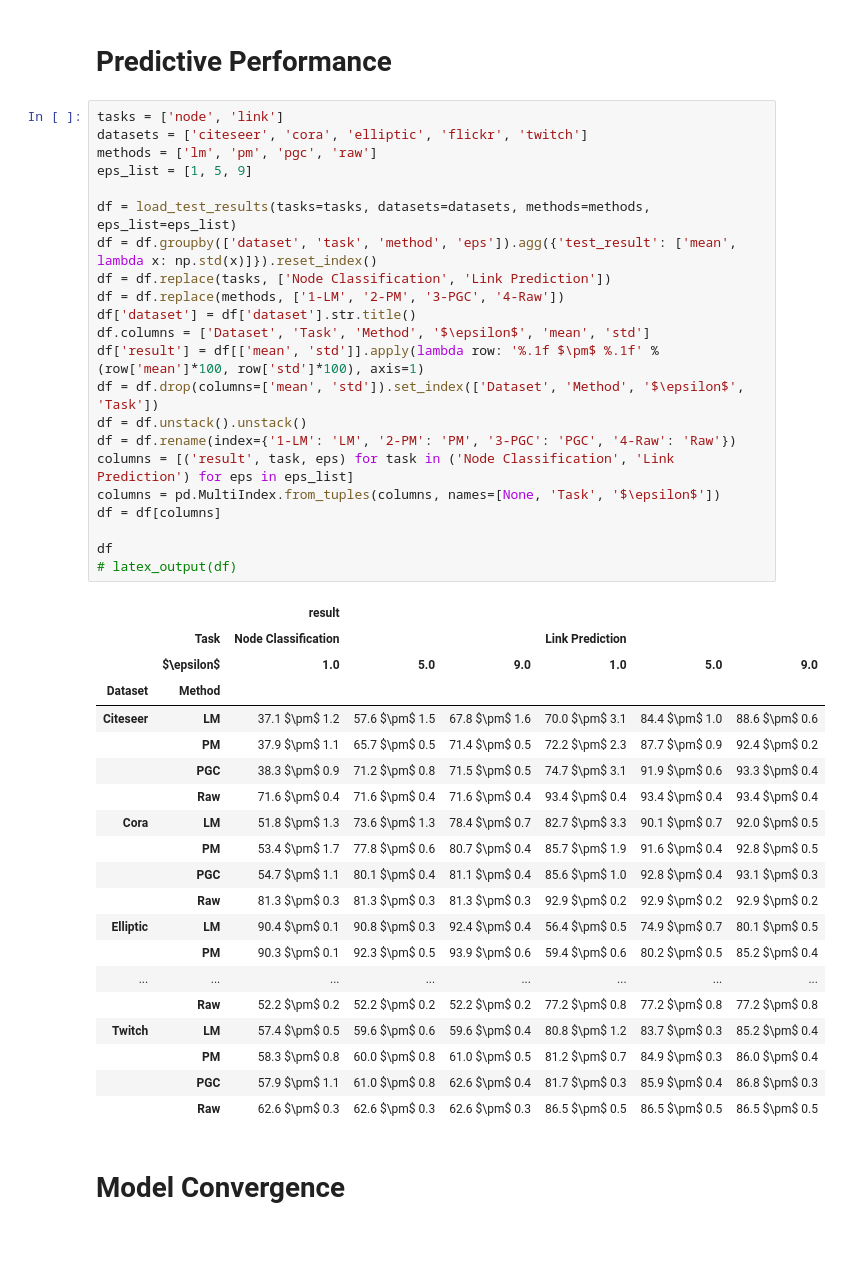
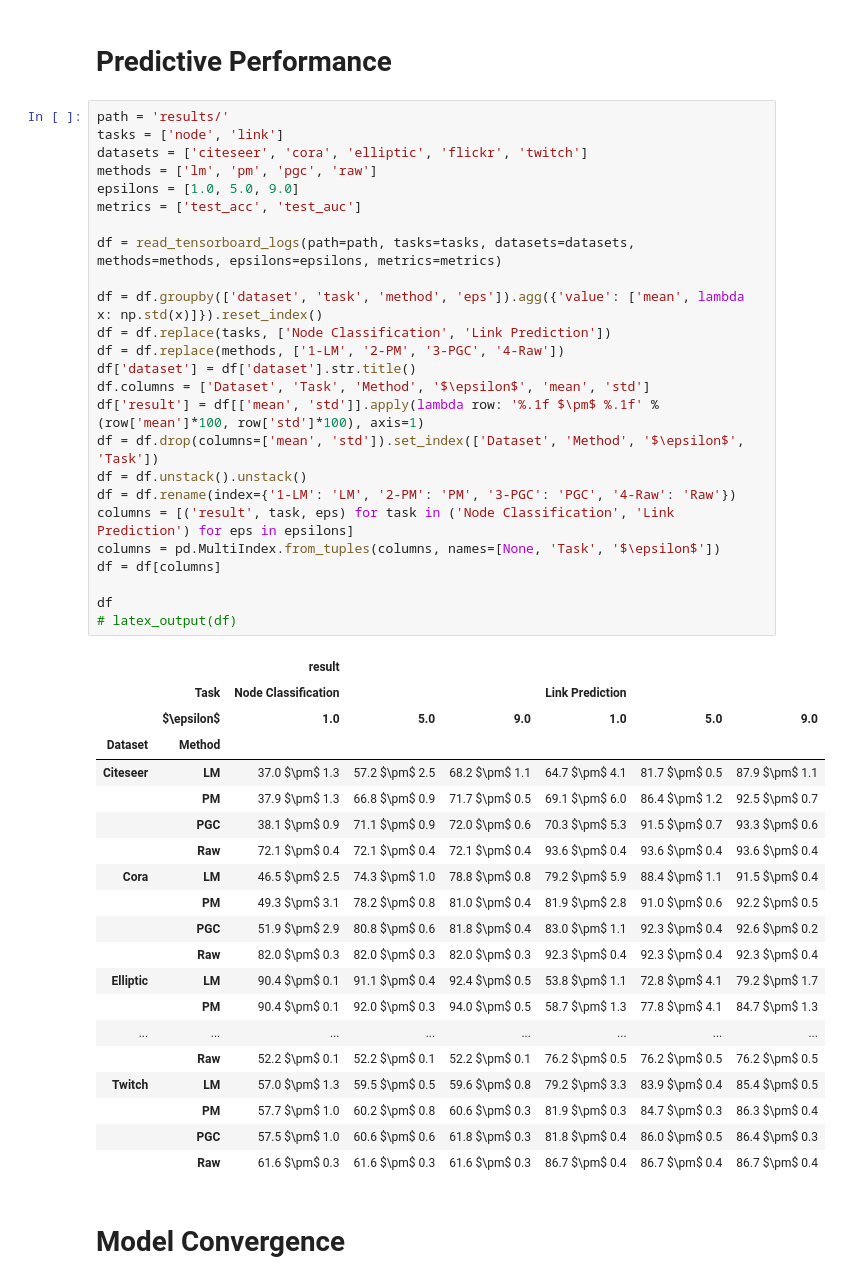
Before and after one commit to sisaman/LPGNN, a Jupyter notebook: results.ipynb, the cells around one changed output. Drawn from its saved outputs; the diff is of its cells as text; blank space fills up the shorter version.

```diff
--- a/results.ipynb
+++ b/results.ipynb
@@ -209,48 +147,51 @@ Extracting datasets/Elliptic/raw/elliptic_bitcoin_dataset/vhmlkw9b24sxsfwh5in9jy
 # %% [markdown]
 # Predictive Performance
 # %%
+path = 'results/'
 tasks = ['node', 'link']
 datasets = ['citeseer', 'cora', 'elliptic', 'flickr', 'twitch']
 methods = ['lm', 'pm', 'pgc', 'raw']
-eps_list = [1, 5, 9]
+epsilons = [1.0, 5.0, 9.0]
+metrics = ['test_acc', 'test_auc']
 
-df = load_test_results(tasks=tasks, datasets=datasets, methods=methods, eps_list=eps_list)
-df = df.groupby(['dataset', 'task', 'method', 'eps']).agg({'test_result': ['mean', lambda x: np.std(x)]}).reset_index()
+df = read_tensorboard_logs(path=path, tasks=tasks, datasets=datasets, methods=methods, epsilons=epsilons, metrics=metrics)
+
+df = df.groupby(['dataset', 'task', 'method', 'eps']).agg({'value': ['mean', lambda x: np.std(x)]}).reset_index()
 df = df.replace(tasks, ['Node Classification', 'Link Prediction'])
 df = df.replace(methods, ['1-LM', '2-PM', '3-PGC', '4-Raw'])
 df['dataset'] = df['dataset'].str.title()
 df.columns = ['Dataset', 'Task', 'Method', '$\epsilon$', 'mean', 'std']
 df['result'] = df[['mean', 'std']].apply(lambda row: '%.1f $\pm$ %.1f' % (row['mean']*100, row['std']*100), axis=1)
 df = df.drop(columns=['mean', 'std']).set_index(['Dataset', 'Method', '$\epsilon$', 'Task'])
 df = df.unstack().unstack()
 df = df.rename(index={'1-LM': 'LM', '2-PM': 'PM', '3-PGC': 'PGC', '4-Raw': 'Raw'})
-columns = [('result', task, eps) for task in ('Node Classification', 'Link Prediction') for eps in eps_list]
+columns = [('result', task, eps) for task in ('Node Classification', 'Link Prediction') for eps in epsilons]
 columns = pd.MultiIndex.from_tuples(columns, names=[None, 'Task', '$\epsilon$'])
 df = df[columns]
 
 df
 # latex_output(df)
 # %% [output]
 |  |  | result |  |  |  |  |  |
 |  | Task | Node Classification |  |  | Link Prediction |  |  |
 |  | $\epsilon$ | 1.0 | 5.0 | 9.0 | 1.0 | 5.0 | 9.0 |
 | Dataset | Method |  |  |  |  |  |  |
-| Citeseer | LM | 37.1 $\pm$ 1.2 | 57.6 $\pm$ 1.5 | 67.8 $\pm$ 1.6 | 70.0 $\pm$ 3.1 | 84.4 $\pm$ 1.0 | 88.6 $\pm$ 0.6 |
-|  | PM | 37.9 $\pm$ 1.1 | 65.7 $\pm$ 0.5 | 71.4 $\pm$ 0.5 | 72.2 $\pm$ 2.3 | 87.7 $\pm$ 0.9 | 92.4 $\pm$ 0.2 |
-|  | PGC | 38.3 $\pm$ 0.9 | 71.2 $\pm$ 0.8 | 71.5 $\pm$ 0.5 | 74.7 $\pm$ 3.1 | 91.9 $\pm$ 0.6 | 93.3 $\pm$ 0.4 |
-|  | Raw | 71.6 $\pm$ 0.4 | 71.6 $\pm$ 0.4 | 71.6 $\pm$ 0.4 | 93.4 $\pm$ 0.4 | 93.4 $\pm$ 0.4 | 93.4 $\pm$ 0.4 |
-| Cora | LM | 51.8 $\pm$ 1.3 | 73.6 $\pm$ 1.3 | 78.4 $\pm$ 0.7 | 82.7 $\pm$ 3.3 | 90.1 $\pm$ 0.7 | 92.0 $\pm$ 0.5 |
-|  | PM | 53.4 $\pm$ 1.7 | 77.8 $\pm$ 0.6 | 80.7 $\pm$ 0.4 | 85.7 $\pm$ 1.9 | 91.6 $\pm$ 0.4 | 92.8 $\pm$ 0.5 |
-|  | PGC | 54.7 $\pm$ 1.1 | 80.1 $\pm$ 0.4 | 81.1 $\pm$ 0.4 | 85.6 $\pm$ 1.0 | 92.8 $\pm$ 0.4 | 93.1 $\pm$ 0.3 |
-|  | Raw | 81.3 $\pm$ 0.3 | 81.3 $\pm$ 0.3 | 81.3 $\pm$ 0.3 | 92.9 $\pm$ 0.2 | 92.9 $\pm$ 0.2 | 92.9 $\pm$ 0.2 |
-| Elliptic | LM | 90.4 $\pm$ 0.1 | 90.8 $\pm$ 0.3 | 92.4 $\pm$ 0.4 | 56.4 $\pm$ 0.5 | 74.9 $\pm$ 0.7 | 80.1 $\pm$ 0.5 |
-|  | PM | 90.3 $\pm$ 0.1 | 92.3 $\pm$ 0.5 | 93.9 $\pm$ 0.6 | 59.4 $\pm$ 0.6 | 80.2 $\pm$ 0.5 | 85.2 $\pm$ 0.4 |
+| Citeseer | LM | 37.0 $\pm$ 1.3 | 57.2 $\pm$ 2.5 | 68.2 $\pm$ 1.1 | 64.7 $\pm$ 4.1 | 81.7 $\pm$ 0.5 | 87.9 $\pm$ 1.1 |
+|  | PM | 37.9 $\pm$ 1.3 | 66.8 $\pm$ 0.9 | 71.7 $\pm$ 0.5 | 69.1 $\pm$ 6.0 | 86.4 $\pm$ 1.2 | 92.5 $\pm$ 0.7 |
+|  | PGC | 38.1 $\pm$ 0.9 | 71.1 $\pm$ 0.9 | 72.0 $\pm$ 0.6 | 70.3 $\pm$ 5.3 | 91.5 $\pm$ 0.7 | 93.3 $\pm$ 0.6 |
+|  | Raw | 72.1 $\pm$ 0.4 | 72.1 $\pm$ 0.4 | 72.1 $\pm$ 0.4 | 93.6 $\pm$ 0.4 | 93.6 $\pm$ 0.4 | 93.6 $\pm$ 0.4 |
+| Cora | LM | 46.5 $\pm$ 2.5 | 74.3 $\pm$ 1.0 | 78.8 $\pm$ 0.8 | 79.2 $\pm$ 5.9 | 88.4 $\pm$ 1.1 | 91.5 $\pm$ 0.4 |
+|  | PM | 49.3 $\pm$ 3.1 | 78.2 $\pm$ 0.8 | 81.0 $\pm$ 0.4 | 81.9 $\pm$ 2.8 | 91.0 $\pm$ 0.6 | 92.2 $\pm$ 0.5 |
+|  | PGC | 51.9 $\pm$ 2.9 | 80.8 $\pm$ 0.6 | 81.8 $\pm$ 0.4 | 83.0 $\pm$ 1.1 | 92.3 $\pm$ 0.4 | 92.6 $\pm$ 0.2 |
+|  | Raw | 82.0 $\pm$ 0.3 | 82.0 $\pm$ 0.3 | 82.0 $\pm$ 0.3 | 92.3 $\pm$ 0.4 | 92.3 $\pm$ 0.4 | 92.3 $\pm$ 0.4 |
+| Elliptic | LM | 90.4 $\pm$ 0.1 | 91.1 $\pm$ 0.4 | 92.4 $\pm$ 0.5 | 53.8 $\pm$ 1.1 | 72.8 $\pm$ 4.1 | 79.2 $\pm$ 1.7 |
+|  | PM | 90.4 $\pm$ 0.1 | 92.0 $\pm$ 0.3 | 94.0 $\pm$ 0.5 | 58.7 $\pm$ 1.3 | 77.8 $\pm$ 4.1 | 84.7 $\pm$ 1.3 |
 | ... | ... | ... | ... | ... | ... | ... | ... |
-|  | Raw | 52.2 $\pm$ 0.2 | 52.2 $\pm$ 0.2 | 52.2 $\pm$ 0.2 | 77.2 $\pm$ 0.8 | 77.2 $\pm$ 0.8 | 77.2 $\pm$ 0.8 |
-| Twitch | LM | 57.4 $\pm$ 0.5 | 59.6 $\pm$ 0.6 | 59.6 $\pm$ 0.4 | 80.8 $\pm$ 1.2 | 83.7 $\pm$ 0.3 | 85.2 $\pm$ 0.4 |
-|  | PM | 58.3 $\pm$ 0.8 | 60.0 $\pm$ 0.8 | 61.0 $\pm$ 0.5 | 81.2 $\pm$ 0.7 | 84.9 $\pm$ 0.3 | 86.0 $\pm$ 0.4 |
-|  | PGC | 57.9 $\pm$ 1.1 | 61.0 $\pm$ 0.8 | 62.6 $\pm$ 0.4 | 81.7 $\pm$ 0.3 | 85.9 $\pm$ 0.4 | 86.8 $\pm$ 0.3 |
-|  | Raw | 62.6 $\pm$ 0.3 | 62.6 $\pm$ 0.3 | 62.6 $\pm$ 0.3 | 86.5 $\pm$ 0.5 | 86.5 $\pm$ 0.5 | 86.5 $\pm$ 0.5 |
+|  | Raw | 52.2 $\pm$ 0.1 | 52.2 $\pm$ 0.1 | 52.2 $\pm$ 0.1 | 76.2 $\pm$ 0.5 | 76.2 $\pm$ 0.5 | 76.2 $\pm$ 0.5 |
+| Twitch | LM | 57.0 $\pm$ 1.3 | 59.5 $\pm$ 0.5 | 59.6 $\pm$ 0.8 | 79.2 $\pm$ 3.3 | 83.9 $\pm$ 0.4 | 85.4 $\pm$ 0.5 |
+|  | PM | 57.7 $\pm$ 1.0 | 60.2 $\pm$ 0.8 | 60.6 $\pm$ 0.3 | 81.9 $\pm$ 0.3 | 84.7 $\pm$ 0.3 | 86.3 $\pm$ 0.4 |
+|  | PGC | 57.5 $\pm$ 1.0 | 60.6 $\pm$ 0.6 | 61.8 $\pm$ 0.3 | 81.8 $\pm$ 0.4 | 86.0 $\pm$ 0.5 | 86.4 $\pm$ 0.3 |
+|  | Raw | 61.6 $\pm$ 0.3 | 61.6 $\pm$ 0.3 | 61.6 $\pm$ 0.3 | 86.7 $\pm$ 0.4 | 86.7 $\pm$ 0.4 | 86.7 $\pm$ 0.4 |
 # %% [markdown]
 # Model Convergence
 # %%
```
Also changed, not shown: parts of 6 cells of this notebook.
